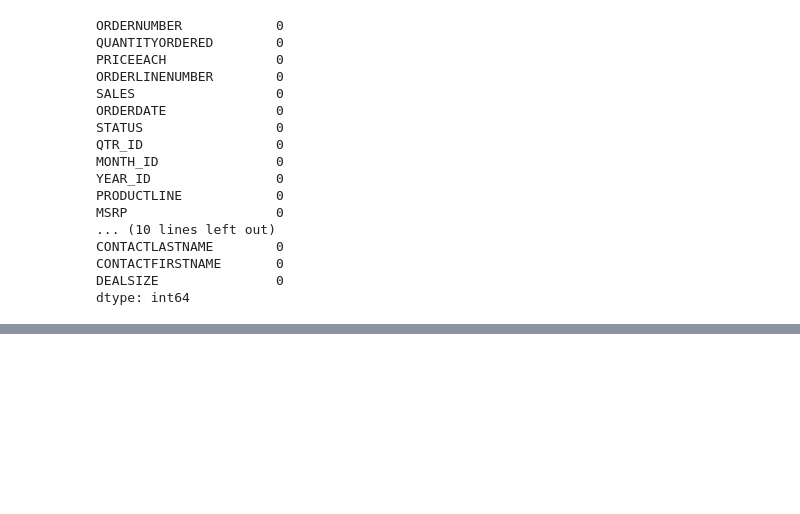
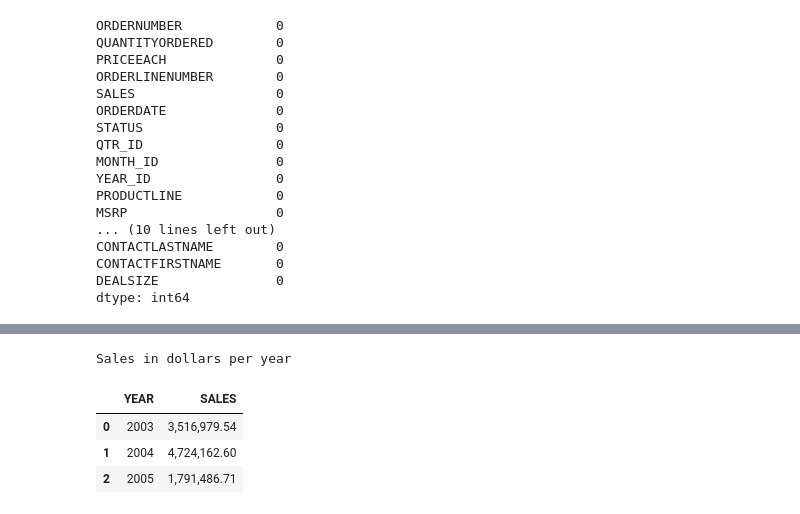
Before and after one commit to ealves612/Sample-Sales-Data-Analysis, a Jupyter notebook: analise.ipynb, the cells around one changed output, grey strips where cells are left out. Saved outputs shown, nothing was run; the diff lists cells and outputs as text; code cells hidden in the pictures; blank space fills up the shorter version.

```diff
--- a/analise.ipynb
+++ b/analise.ipynb
@@ -78,0 +85,2 @@ dtype: int64
+# %%
+pd.options.display.float_format = "{:,.2f}".format
@@ -78,0 +145,9 @@ dtype: int64
+# %%
+print("Sales in dollars per year")
+df_year.head()
+# %% [output]
+Sales in dollars per year
+|  | YEAR | SALES |
+| 0 | 2003 | 3,516,979.54 |
+| 1 | 2004 | 4,724,162.60 |
+| 2 | 2005 | 1,791,486.71 |
```
Also changed, not shown: parts of 8 cells of this notebook.
